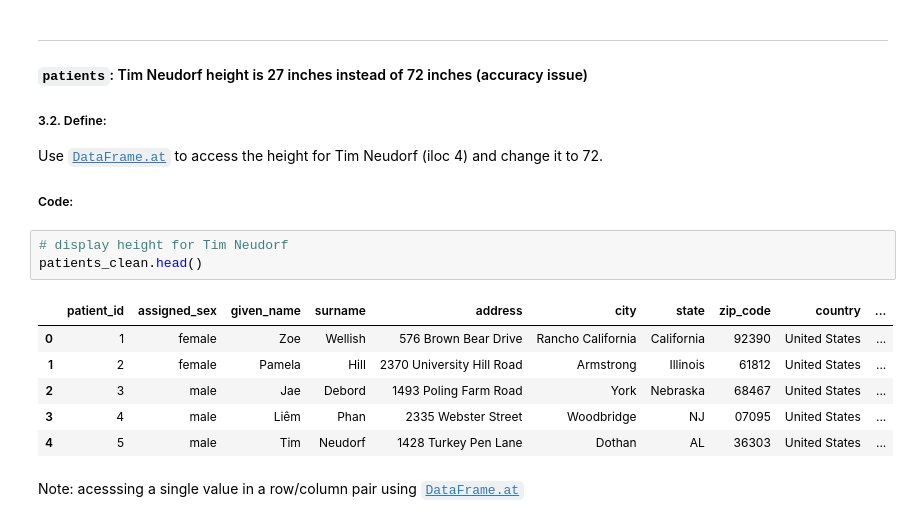
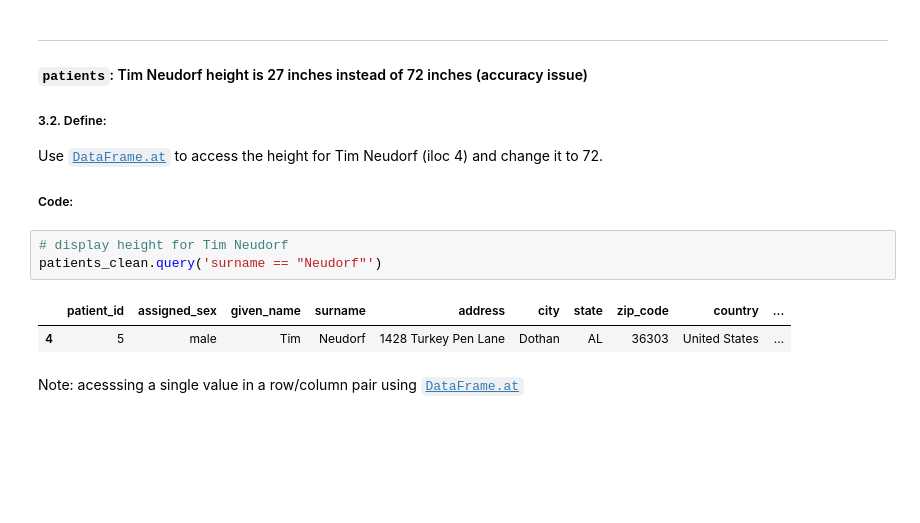
Before and after one commit to tharcyla/data-wrangling, a Jupyter notebook: 04_Cleaning-Data.ipynb, the cells around one changed output. Drawn from its saved outputs; the diff is of its cells as text; blank space fills up the shorter version.

Commit message:
upload: Add final notes from the Cleaning Data lesson
In this commit, I finished addressing the quality issues for
the dataset.

```diff
--- a/04_Cleaning-Data.ipynb
+++ b/04_Cleaning-Data.ipynb
@@ -824,13 +821,9 @@ Use [`DataFrame.at`](https://pandas.pydata.org/docs/reference/api/pandas.DataFra
 ##### Code:
 # %%
 # display height for Tim Neudorf
-patients_clean.head()
+patients_clean.query('surname == "Neudorf"')
 # %% [output]
 |  | patient_id | assigned_sex | given_name | surname | address | city | state | zip_code | country | ... |
-| 0 | 1 | female | Zoe | Wellish | 576 Brown Bear Drive | Rancho California | California | 92390 | United States | ... |
-| 1 | 2 | female | Pamela | Hill | 2370 University Hill Road | Armstrong | Illinois | 61812 | United States | ... |
-| 2 | 3 | male | Jae | Debord | 1493 Poling Farm Road | York | Nebraska | 68467 | United States | ... |
-| 3 | 4 | male | Liêm | Phan | 2335 Webster Street | Woodbridge | NJ | 07095 | United States | ... |
 | 4 | 5 | male | Tim | Neudorf | 1428 Turkey Pen Lane | Dothan | AL | 36303 | United States | ... |
 # %% [markdown]
 Note: acesssing a single value in a row/column pair using [`DataFrame.at`](https://pandas.pydata.org/docs/reference/api/pandas.DataFrame.at.html)
```
Also changed, not shown: parts of 95 cells of this notebook.
